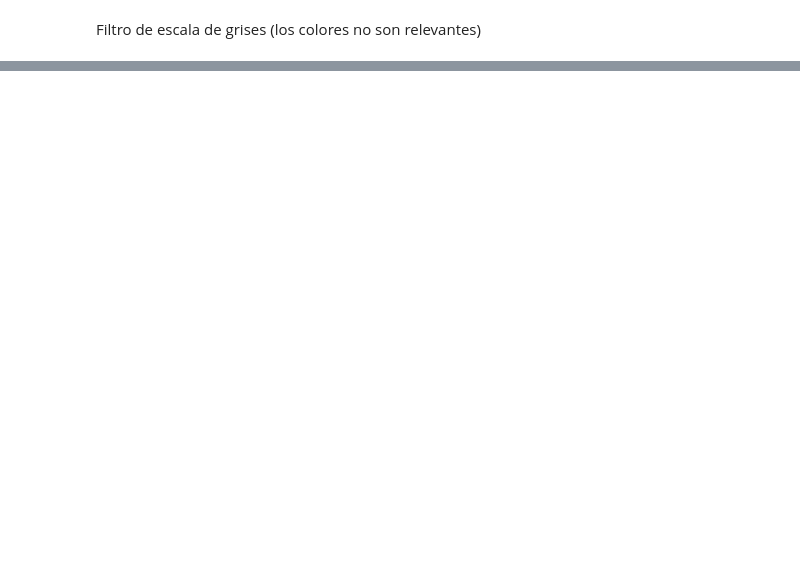
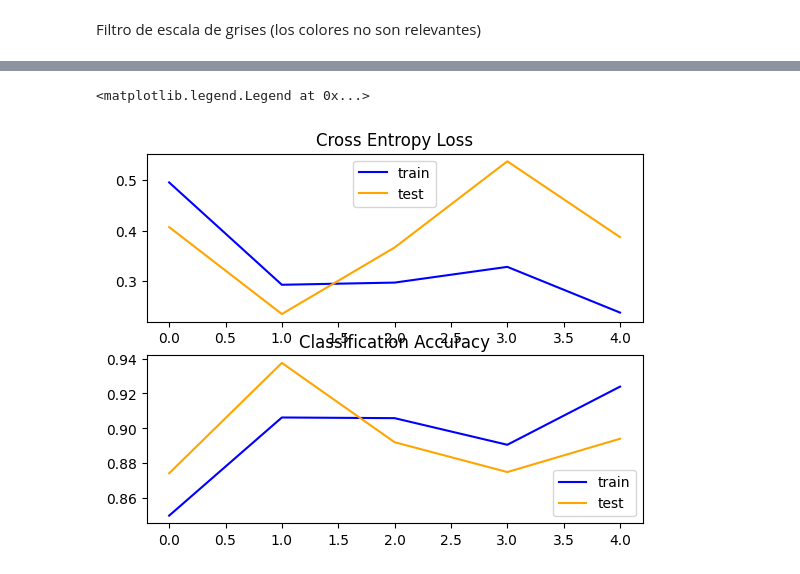
Before and after one commit to Dahernandezsilve/Lab04_DSCNN, a Jupyter notebook: Laboratorio4.ipynb, the cells around one changed output, grey strips where cells are left out. Drawn from its saved outputs; the diff is of its cells as text; code cells hidden in the pictures; blank space fills up the shorter version.

Commit message:
📚 feat: Deep Learning models

```diff
--- a/Laboratorio4.ipynb
+++ b/Laboratorio4.ipynb
@@ -206,0 +310,7 @@ np.save('MMNIST_grayscale_scaled_images.npy', grayscaleTestImages)
+# %%
+modelo1 = keras.Sequential()
+modelo1.add(keras.layers.Conv2D(32, (3, 3), activation='relu', kernel_initializer='he_uniform', padding='same', input_shape=(200, 200, 3)))
+modelo1.add(keras.layers.MaxPooling2D((2, 2)))
+modelo1.add(keras.layers.Flatten())
+modelo1.add(keras.layers.Dense(128, activation='relu', kernel_initializer='he_uniform'))
+modelo1.add(keras.layers.Dense(10, activation='softmax'))
@@ -206,0 +319,4 @@ np.save('MMNIST_grayscale_scaled_images.npy', grayscaleTestImages)
+# %%
+opt = keras.optimizers.SGD(learning_rate=0.01, momentum=0.9)
+modelo1.compile(optimizer=opt, loss='categorical_crossentropy', metrics=['accuracy'])
+modelo1.summary()
@@ -206,0 +341,4 @@ np.save('MMNIST_grayscale_scaled_images.npy', grayscaleTestImages)
+# %%
+datagen = ImageDataGenerator(rescale=1.0/255.0)
+train_it = datagen.flow_from_directory(baseDir+"train/", class_mode='categorical', batch_size=64, target_size=(200, 200))
+test_it = datagen.flow_from_directory(baseDir+"test/", class_mode='categorical', batch_size=64, target_size=(200, 200))
@@ -206,0 +350,3 @@ np.save('MMNIST_grayscale_scaled_images.npy', grayscaleTestImages)
+# %%
+history = modelo1.fit(train_it, steps_per_epoch=train_it.samples//train_it.batch_size, validation_data=test_it, validation_steps=test_it.samples//test_it.batch_size, epochs=5, verbose=True)
+modelo1.save(baseDir + 'modelo1.keras')
@@ -206,0 +370,15 @@ np.save('MMNIST_grayscale_scaled_images.npy', grayscaleTestImages)
+# %%
+plt.subplot(211)
+plt.title('Cross Entropy Loss')
+plt.plot(history.history['loss'], color='blue', label='train')
+plt.plot(history.history['val_loss'], color='orange', label='test')
+plt.legend()
+ # plot accuracy
+plt.subplot(212)
+plt.title('Classification Accuracy')
+plt.plot(history.history['accuracy'], color='blue', label='train')
+plt.plot(history.history['val_accuracy'], color='orange', label='test')
+plt.legend()
+# %% [output]
+<matplotlib.legend.Legend at 0x...>
+[figure, added]
```
Also changed, not shown: parts of 36 cells of this notebook, 4 other files.
